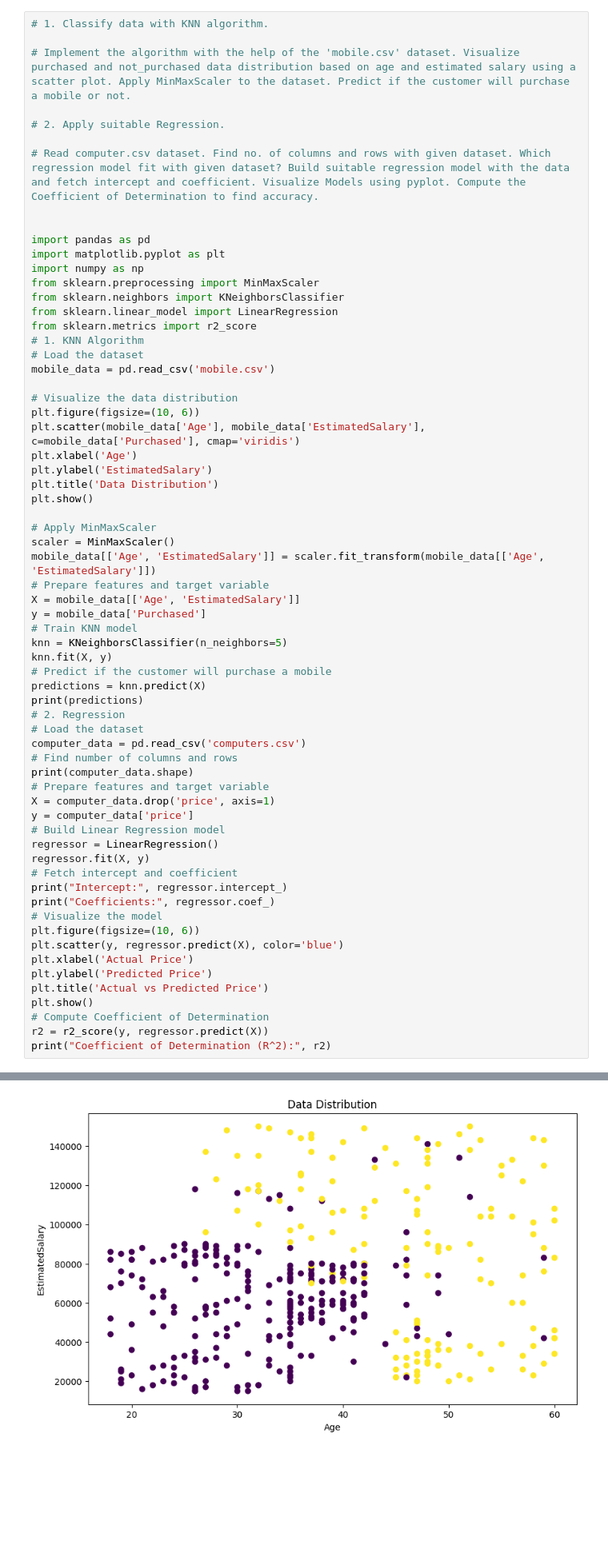
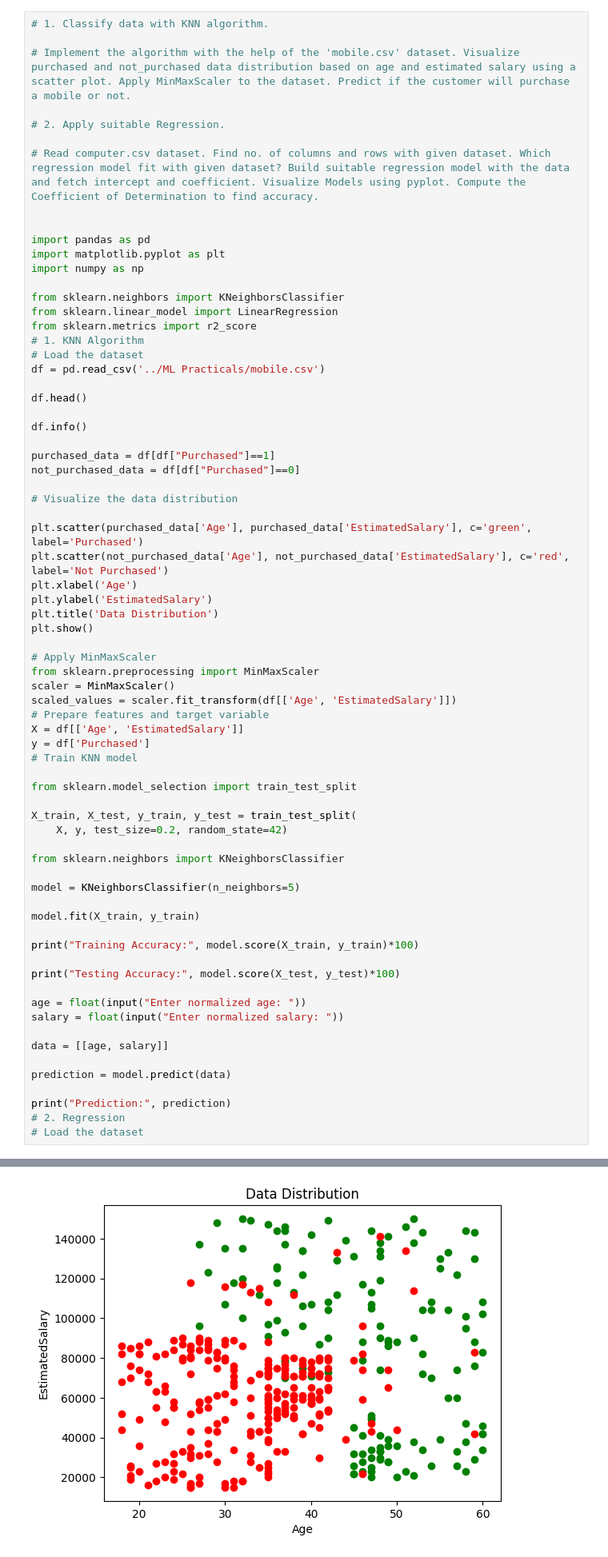
Before and after one commit to Rashmishah-99/ML-Practicals, a Jupyter notebook: practice.ipynb, the cells around one changed output, grey strips where cells are left out. Shown at 80% size. Cells and saved outputs as stored; diff of their text form; blank space fills up the shorter version.

```diff
--- a/practice.ipynb
+++ b/practice.ipynb
@@ -11,56 +11,62 @@
 import pandas as pd
 import matplotlib.pyplot as plt
 import numpy as np
-from sklearn.preprocessing import MinMaxScaler
+
 from sklearn.neighbors import KNeighborsClassifier
 from sklearn.linear_model import LinearRegression
 from sklearn.metrics import r2_score
 # 1. KNN Algorithm
 # Load the dataset
-mobile_data = pd.read_csv('mobile.csv')
+df = pd.read_csv('../ML Practicals/mobile.csv')
+
+df.head()
+
+df.info()
+
+purchased_data = df[df["Purchased"]==1]
+not_purchased_data = df[df["Purchased"]==0]
 
 # Visualize the data distribution
-plt.figure(figsize=(10, 6))
-plt.scatter(mobile_data['Age'], mobile_data['EstimatedSalary'], c=mobile_data['Purchased'], cmap='viridis')
+
+plt.scatter(purchased_data['Age'], purchased_data['EstimatedSalary'], c='green', label='Purchased')
+plt.scatter(not_purchased_data['Age'], not_purchased_data['EstimatedSalary'], c='red', label='Not Purchased')
 plt.xlabel('Age')
 plt.ylabel('EstimatedSalary')
 plt.title('Data Distribution')
 plt.show()
 
 # Apply MinMaxScaler
+from sklearn.preprocessing import MinMaxScaler
 scaler = MinMaxScaler()
-mobile_data[['Age', 'EstimatedSalary']] = scaler.fit_transform(mobile_data[['Age', 'EstimatedSalary']])
+scaled_values = scaler.fit_transform(df[['Age', 'EstimatedSalary']])
 # Prepare features and target variable
-X = mobile_data[['Age', 'EstimatedSalary']]
-y = mobile_data['Purchased']
+X = df[['Age', 'EstimatedSalary']]
+y = df['Purchased']
 # Train KNN model
-knn = KNeighborsClassifier(n_neighbors=5)
-knn.fit(X, y)
-# Predict if the customer will purchase a mobile
-predictions = knn.predict(X)
-print(predictions)
+
+from sklearn.model_selection import train_test_split
+
+X_train, X_test, y_train, y_test = train_test_split(
+    X, y, test_size=0.2, random_state=42)
+
+from sklearn.neighbors import KNeighborsClassifier
+
+model = KNeighborsClassifier(n_neighbors=5)
+
+model.fit(X_train, y_train)
+
+print("Training Accuracy:", model.score(X_train, y_train)*100)
+
+print("Testing Accuracy:", model.score(X_test, y_test)*100)
+
+age = float(input("Enter normalized age: "))
+salary = float(input("Enter normalized salary: "))
+
+data = [[age, salary]]
+
+prediction = model.predict(data)
+
+print("Prediction:", prediction)
 # 2. Regression
 # Load the dataset
-computer_data = pd.read_csv('computers.csv')
-# Find number of columns and rows
-print(computer_data.shape)
-# Prepare features and target variable
-X = computer_data.drop('price', axis=1)
-y = computer_data['price']
-# Build Linear Regression model
-regressor = LinearRegression()
-regressor.fit(X, y)
-# Fetch intercept and coefficient
-print("Intercept:", regressor.intercept_)
-print("Coefficients:", regressor.coef_)
-# Visualize the model
-plt.figure(figsize=(10, 6))
-plt.scatter(y, regressor.predict(X), color='blue')
-plt.xlabel('Actual Price')
-plt.ylabel('Predicted Price')
-plt.title('Actual vs Predicted Price')
-plt.show()
-# Compute Coefficient of Determination
-r2 = r2_score(y, regressor.predict(X))
-print("Coefficient of Determination (R^2):", r2)
 # %% [output]
@@ -67 +83 @@ print("Coefficient of Determination (R^2):", r2)
-[figure, old version]
+[figure, new version]
```
Also changed, not shown: parts of 46 cells of this notebook.
